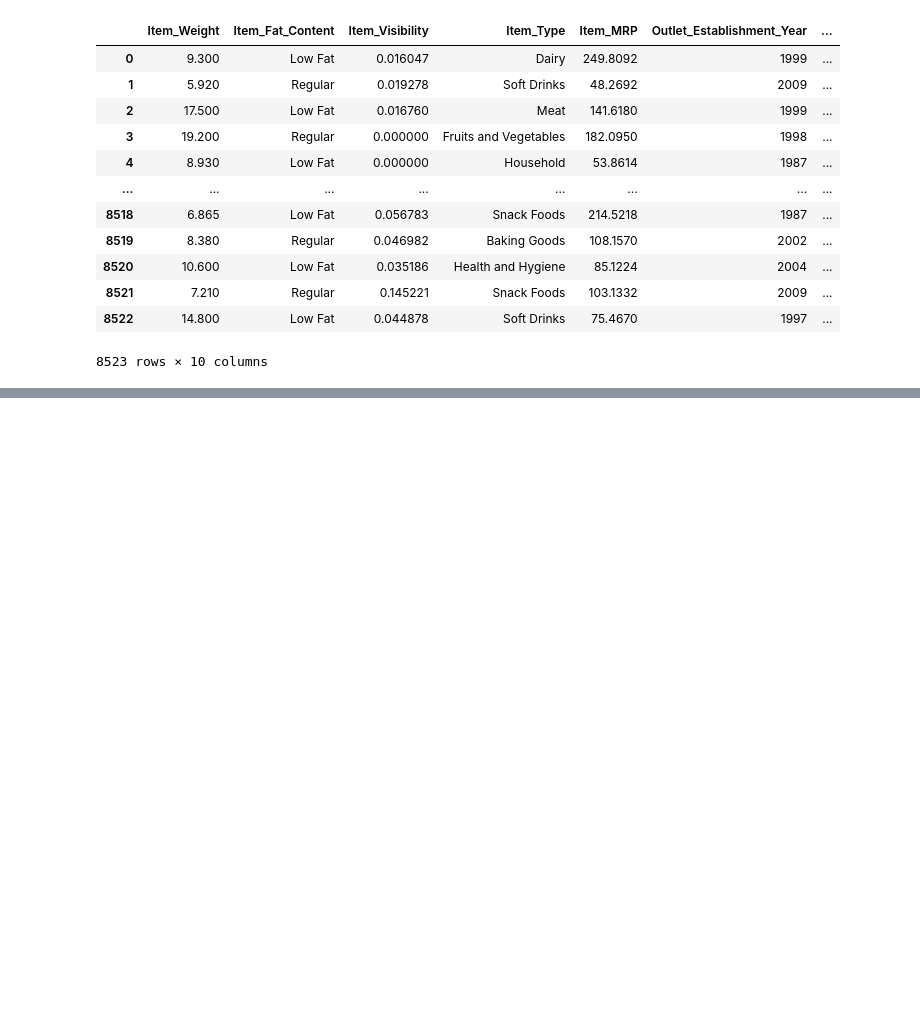
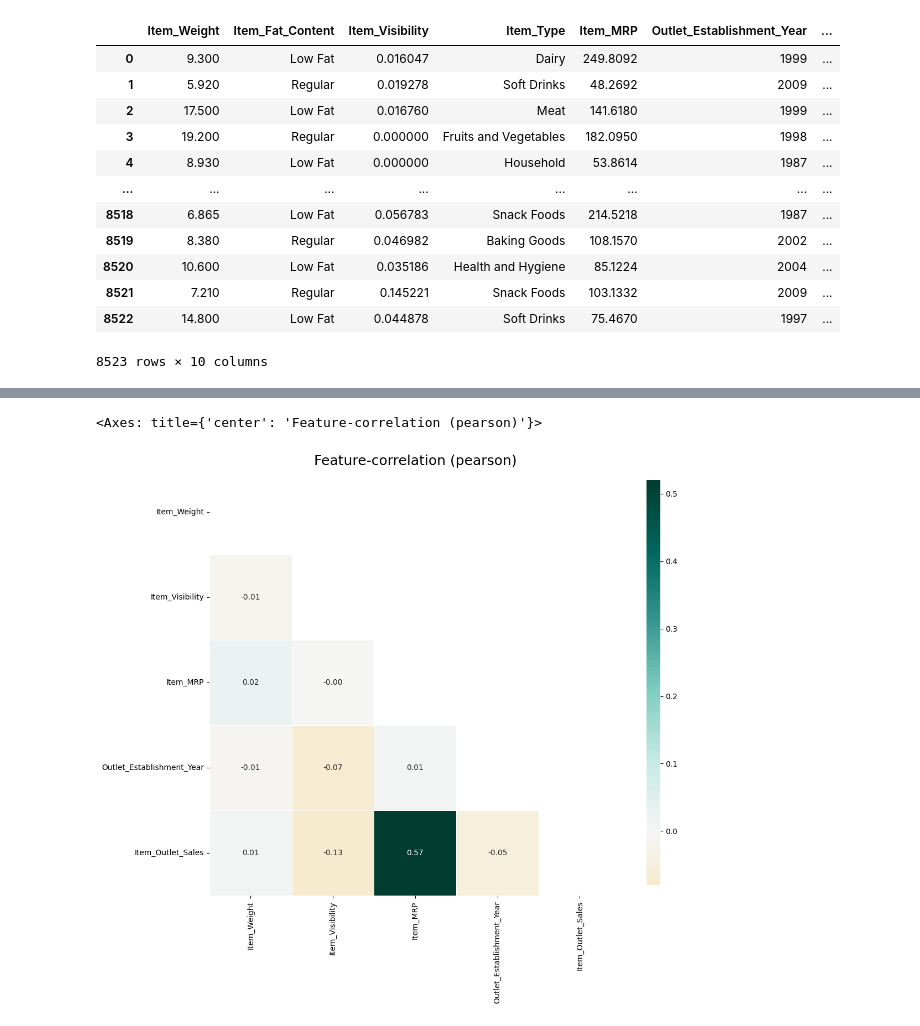
Before and after one commit to dhanihaneesha/Retailscope, a Jupyter notebook: RetailScope.ipynb, the cells around one changed output, grey strips where cells are left out. Cells and saved outputs as stored; diff of their text form; code cells hidden in the pictures; blank space fills up the shorter version.

```diff
--- a/RetailScope.ipynb
+++ b/RetailScope.ipynb
@@ -226,0 +254,5 @@ df_train
+# %%
+klib.corr_plot(df_train)
+# %% [output]
+<Axes: title={'center': 'Feature-correlation (pearson)'}>
+[figure, added]
```
Also changed, not shown: parts of 16 cells of this notebook.
